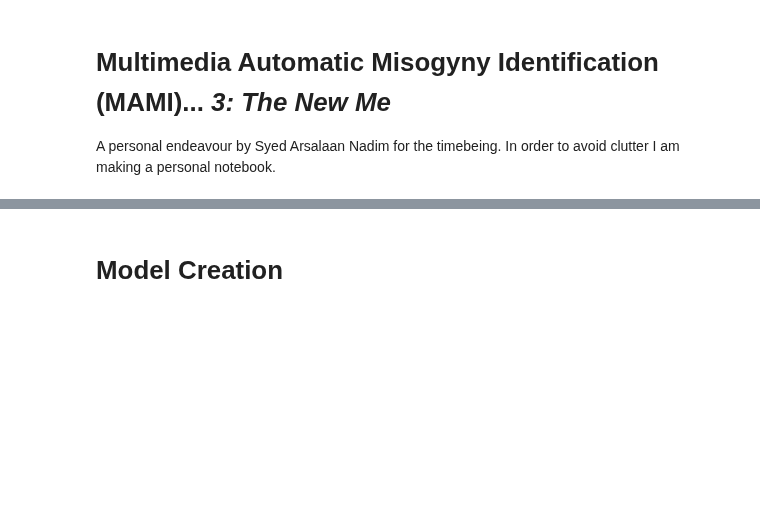
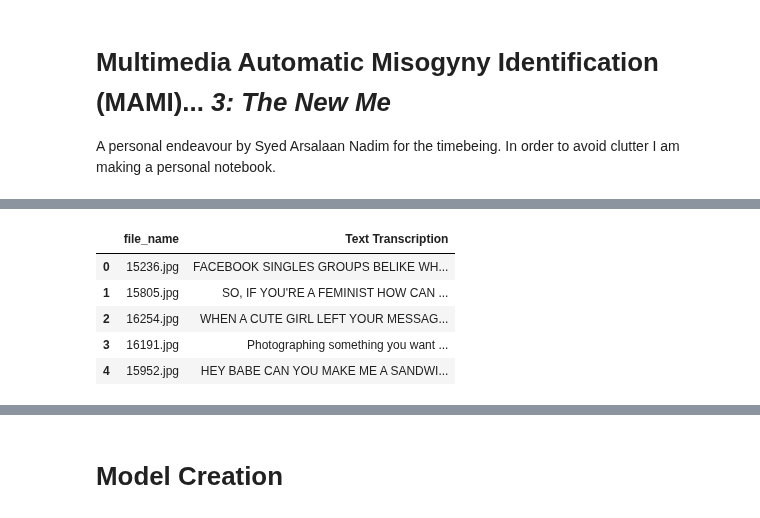
Before and after one commit to OrionXV/Co-Lab-Misogny-Identifier, a Jupyter notebook: AnotherMAMI.ipynb, the cells around one changed output, grey strips where cells are left out. Saved outputs shown, nothing was run; the diff lists cells and outputs as text; code cells hidden in the pictures; blank space fills up the shorter version.

```diff
--- a/AnotherMAMI.ipynb
+++ b/AnotherMAMI.ipynb
@@ -74,6 +119,5 @@ data_path = Path.cwd().parent
 
 training_path = data_path / "TRAINING"
 train_csv_path = training_path / "training.csv"
-trial_path = data_path / "Users" / "fersiniel" / "Desktop/MAMI - TO LABEL" / "TRIAL DATASET"
-trial_csv_path = trial_path / "trial.csv"
-data_dir = training_path
+test_path = data_path / "test"
+test_csv_path = test_path / "Test.csv"
@@ -112,0 +199,10 @@ plt.imshow(grid.permute(1, 2, 0))
+# %%
+df = pd.read_csv(test_csv_path,  sep='\t')
+df.head()
+# %% [output]
+|  | file_name | Text Transcription |
+| 0 | 15236.jpg | FACEBOOK SINGLES GROUPS BELIKE WH... |
+| 1 | 15805.jpg | SO, IF YOU'RE A FEMINIST HOW CAN ... |
+| 2 | 16254.jpg | WHEN A CUTE GIRL LEFT YOUR MESSAG... |
+| 3 | 16191.jpg | Photographing something you want ... |
+| 4 | 15952.jpg | HEY BABE CAN YOU MAKE ME A SANDWI... |
```
Also changed, not shown: parts of 27 cells of this notebook.
